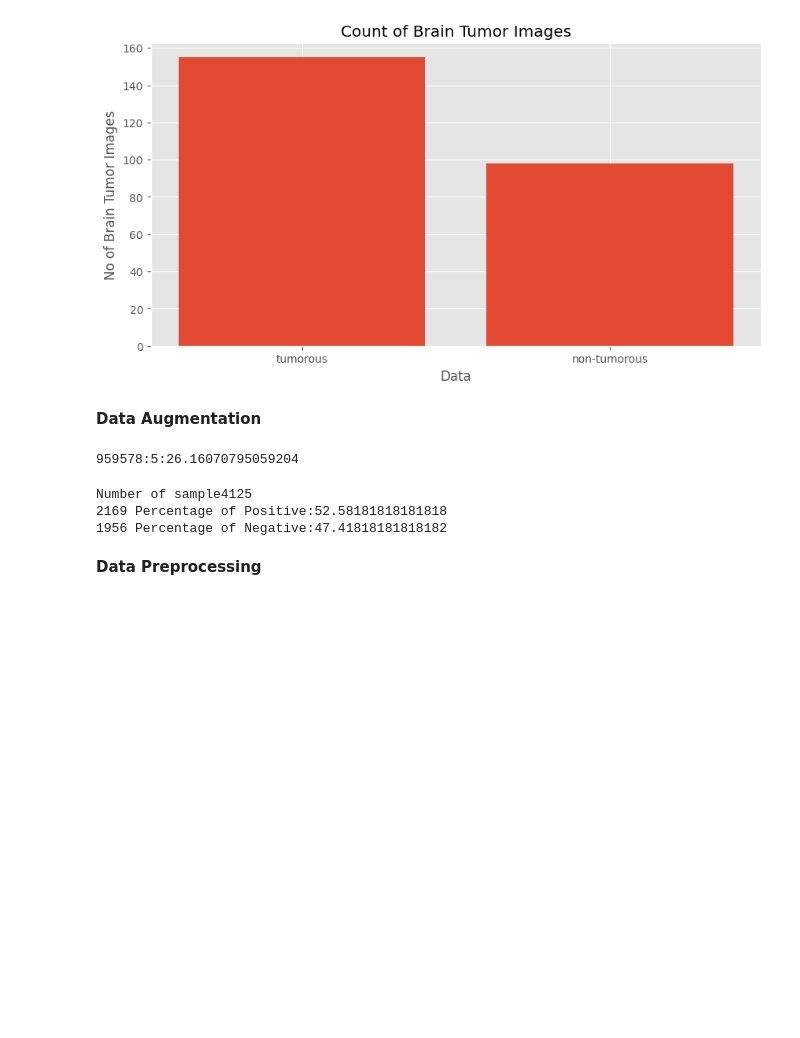
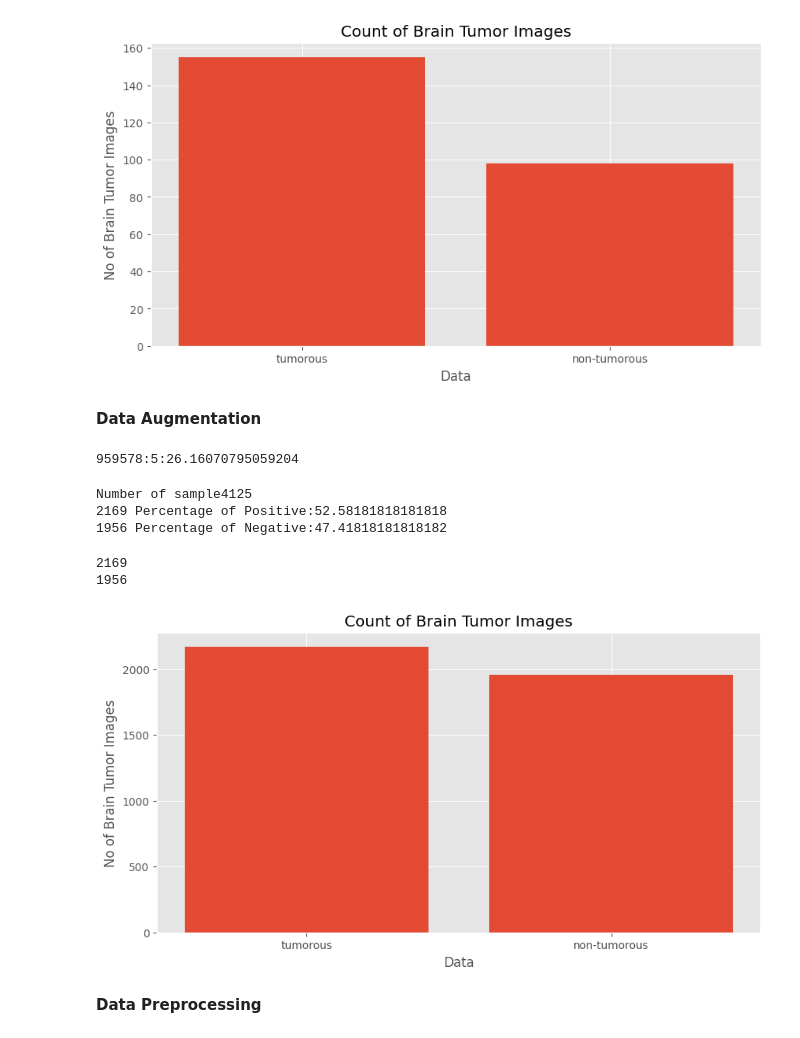
Before and after one commit to syedabusafwan/syedabusafwan, a Jupyter notebook: BrainTumorClassification.ipynb, the cells around one changed output. Cells and saved outputs as stored; diff of their text form; code cells hidden in the pictures; blank space fills up the shorter version.

```diff
--- a/BrainTumorClassification.ipynb
+++ b/BrainTumorClassification.ipynb
@@ -208,5 +208,31 @@ data_summary(augmented_data_path)
 Number of sample4125
 2169 Percentage of Positive:52.58181818181818
 1956 Percentage of Negative:47.41818181818182
+# %%
+listyes = os.listdir('/content/train/augmented_data/yes/')
+number_files_yes = len(listyes)
+print(number_files_yes)
+
+listno = os.listdir('/content/train/augmented_data/no/')
+number_files_no = len(listno)
+print(number_files_no)
+# %% [output]
+2169
+1956
+# %%
+data = {'tumorous': number_files_yes, 'non-tumorous': number_files_no}
+
+typex = data.keys()
+values = data.values()
+
+fig = plt.figure(figsize = (10,5))
+plt.bar(typex, values)
+
+plt.xlabel("Data")
+plt.ylabel("No of Brain Tumor Images")
+plt.title("Count of Brain Tumor Images")
+plt.show()
+# %% [output]
+[figure, added]
 # %% [markdown]
 **Data Preprocessing**
```
Also changed, not shown: parts of 4 cells of this notebook.
